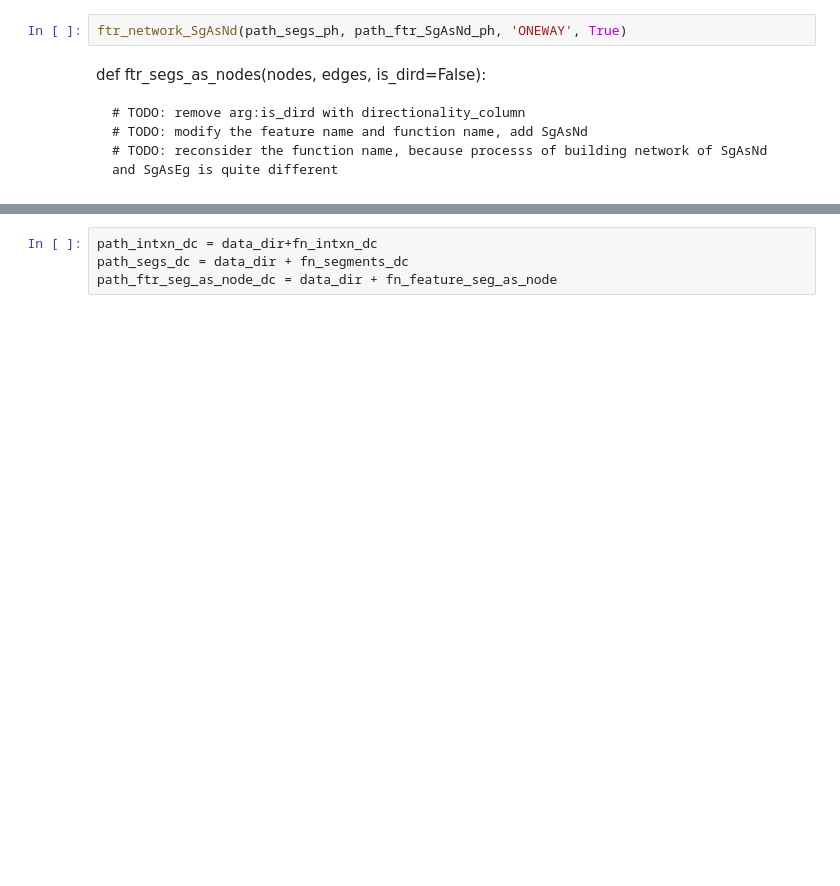
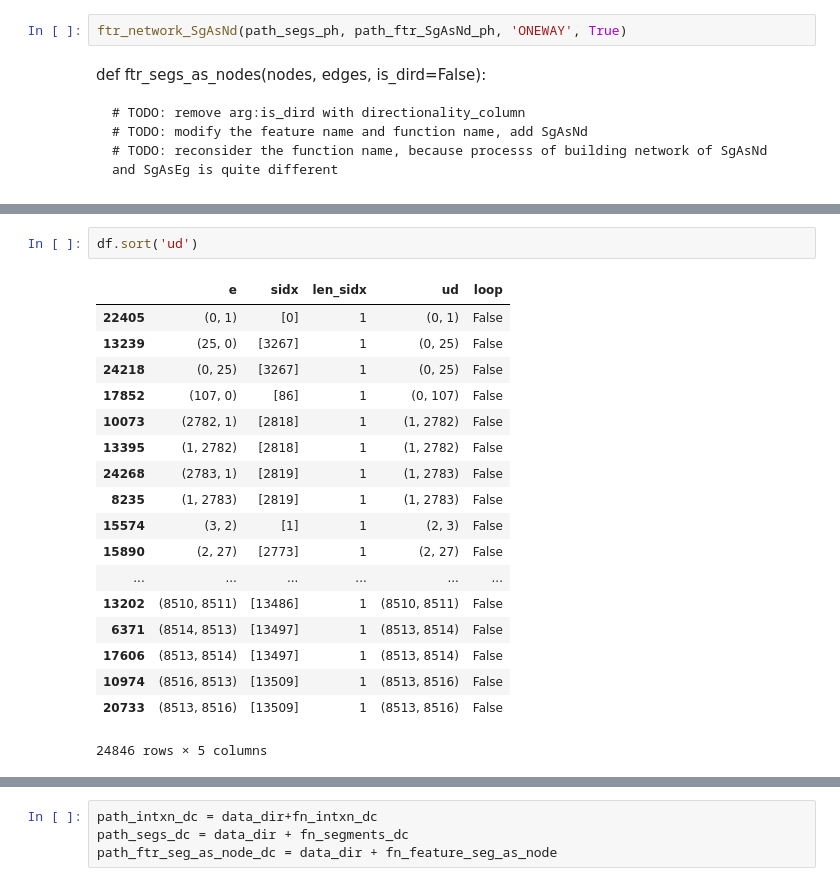
Before and after one commit to JHWu92/Cycling_safety, a Jupyter notebook: open_data_analysis/developing feature network.ipynb, the cells around one changed output, grey strips where cells are left out. Cells and saved outputs as stored; diff of their text form; blank space fills up the shorter version.

```diff
--- a/open_data_analysis/developing feature network.ipynb
+++ b/open_data_analysis/developing feature network.ipynb
@@ -106,0 +205,21 @@ intxn_dcff[intxn_dcff.STREET2SEGID==8573]
+# %%
+df.sort('ud')
+# %% [output]
+|  | e | sidx | len_sidx | ud | loop |
+| 22405 | (0, 1) | [0] | 1 | (0, 1) | False |
+| 13239 | (25, 0) | [3267] | 1 | (0, 25) | False |
+| 24218 | (0, 25) | [3267] | 1 | (0, 25) | False |
+| 17852 | (107, 0) | [86] | 1 | (0, 107) | False |
+| 10073 | (2782, 1) | [2818] | 1 | (1, 2782) | False |
+| 13395 | (1, 2782) | [2818] | 1 | (1, 2782) | False |
+| 24268 | (2783, 1) | [2819] | 1 | (1, 2783) | False |
+| 8235 | (1, 2783) | [2819] | 1 | (1, 2783) | False |
+| 15574 | (3, 2) | [1] | 1 | (2, 3) | False |
+| 15890 | (2, 27) | [2773] | 1 | (2, 27) | False |
+| ... | ... | ... | ... | ... | ... |
+| 13202 | (8510, 8511) | [13486] | 1 | (8510, 8511) | False |
+| 6371 | (8514, 8513) | [13497] | 1 | (8513, 8514) | False |
+| 17606 | (8513, 8514) | [13497] | 1 | (8513, 8514) | False |
+| 10974 | (8516, 8513) | [13509] | 1 | (8513, 8516) | False |
+| 20733 | (8513, 8516) | [13509] | 1 | (8513, 8516) | False |
+24846 rows × 5 columns
```
Also changed, not shown: parts of 27 cells of this notebook.
